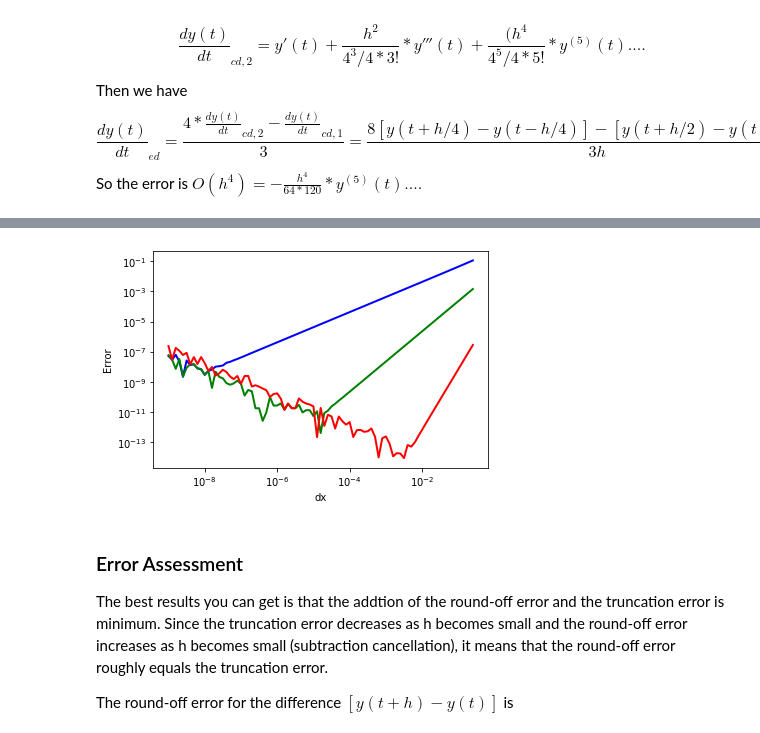
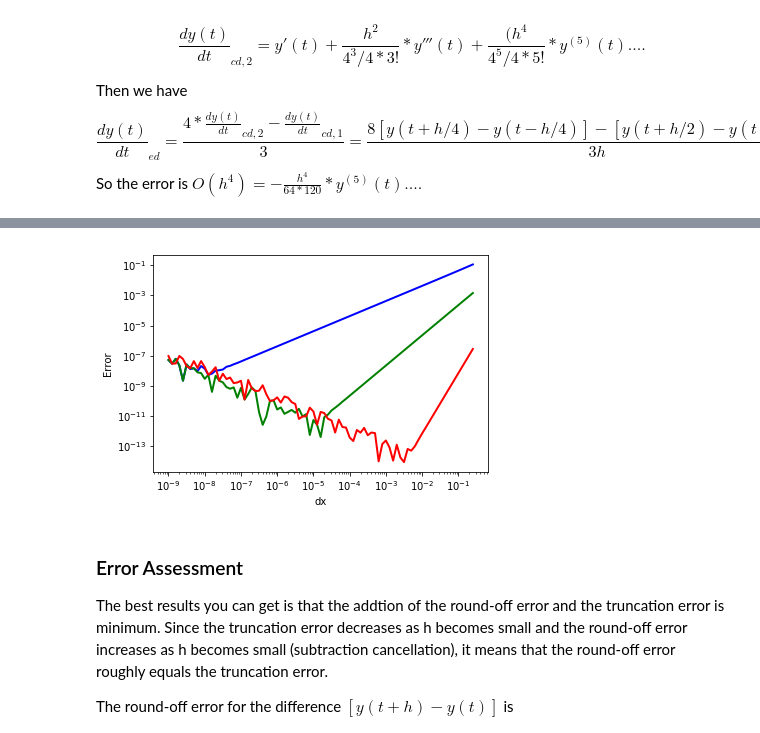
Before and after one commit to sabaronett/computational-physics-class-404-604-Spring-2020, a Jupyter notebook: lectures/Lect4-pre.ipynb, the cells around one changed output, grey strips where cells are left out. Cells and saved outputs as stored; diff of their text form; code cells hidden in the pictures.

```diff
--- a/lectures/Lect4-pre.ipynb
+++ b/lectures/Lect4-pre.ipynb
@@ -198,33 +198,34 @@ plt.show()
 # %%
 ## Plot them together
 import numpy as np
 import matplotlib.pyplot as plt
 x=1.0
 dxarr=[]
 yfwarr=[]
 ycdarr=[]
 yedarr=[]
 for dx in 10**np.arange(-9., -0.5, 0.1):
+    y=derifw(np.sin,x,dx)
+    dxarr.append(dx)
+    yfwarr.append(y)
+    y=dericd(np.sin,x,dx)
+    ycdarr.append(y)
+    y=deried(np.sin,x,dx)
+    yedarr.append(y)
+
 # finish these lines so that you store derivative from three different methods to yfwarr, ycdarr, and yedarr
-    dxarr.append(dx)
-    y=derifw(np.sin,x,dx)
-    yfwarr.append(yfw)
-    y=dericd(np.sin,x,dx)
-    ycdarr.append(ycd)
-    y=deried(np.sin,x,dx)
-    yedarr.append(yed)
 
 plt.plot(dxarr, np.abs(yfwarr-np.cos(1.)), 'b-', lw=2)
 plt.plot(dxarr, np.abs(ycdarr-np.cos(1.)), 'g-', lw=2)
 plt.plot(dxarr, np.abs(yedarr-np.cos(1.)), 'r-', lw=2)
 plt.xscale('log')
 plt.yscale('log')
 plt.xlabel('dx')
 plt.ylabel('Error')
 
 plt.show()
 # %% [output]
-[figure, old version]
+[figure, new version]
 # %% [markdown]
 ### Error Assessment
 
```
Also changed, not shown: parts of 12 cells of this notebook.
